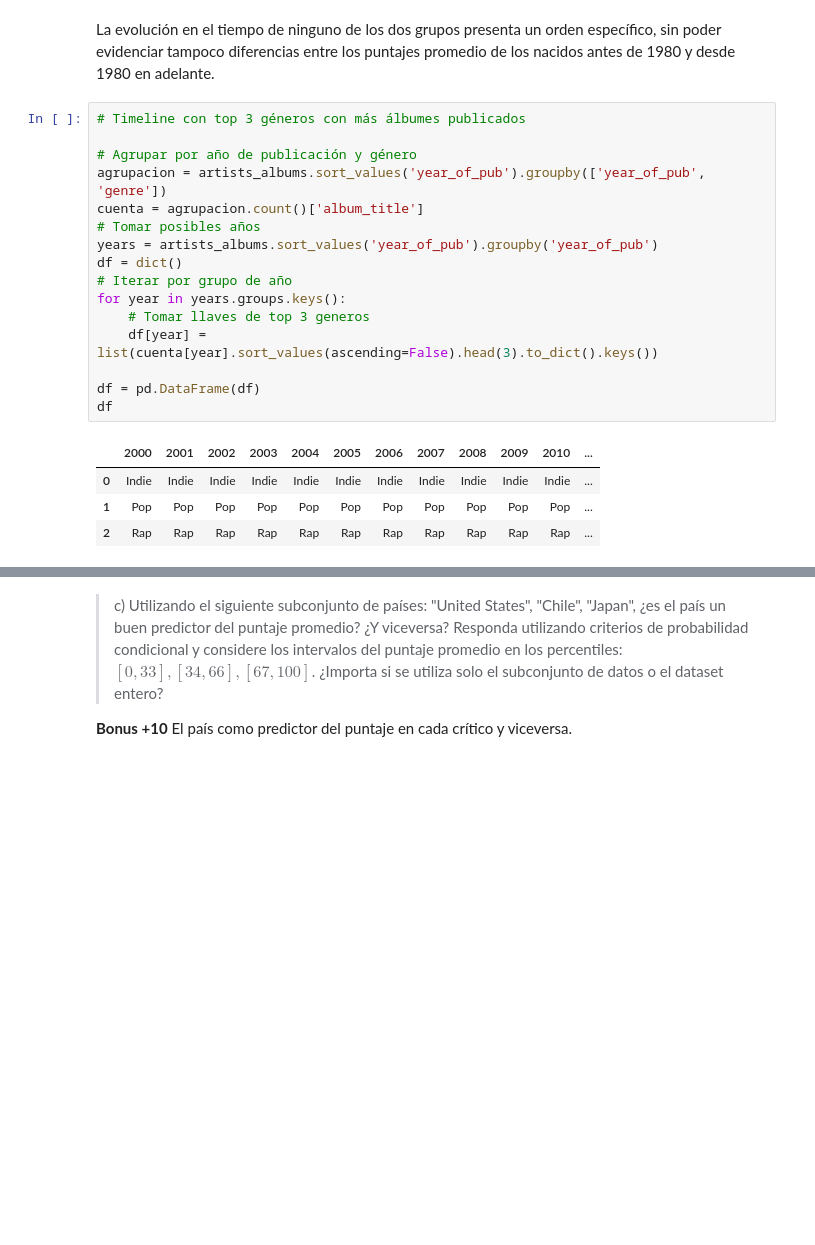
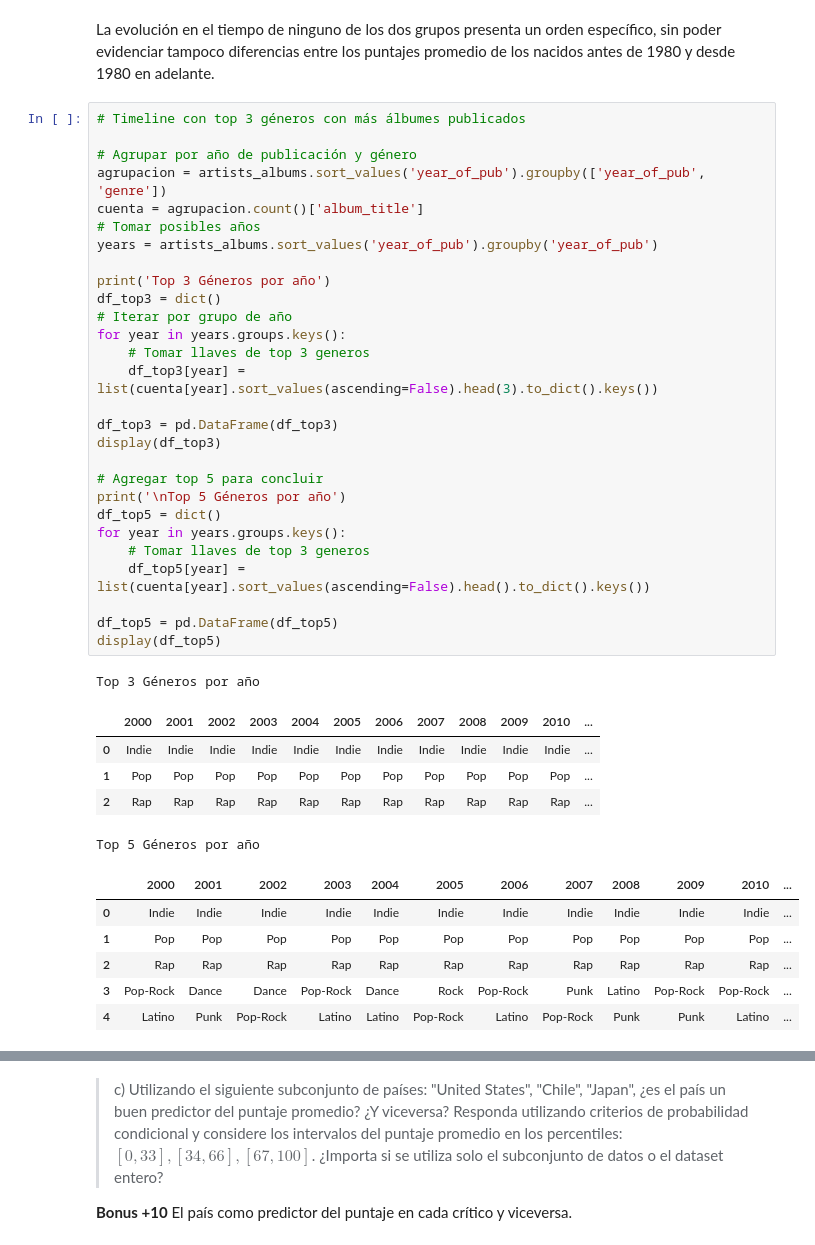
Before and after one commit to jpjorquera/Lab2-Estaca, a Jupyter notebook: Laboratorio 2.ipynb, the cells around one changed output, grey strips where cells are left out. Cells and saved outputs as stored; diff of their text form; blank space fills up the shorter version.

```diff
--- a/Laboratorio 2.ipynb
+++ b/Laboratorio 2.ipynb
@@ -564,21 +564,41 @@ La evolución en el tiempo de ninguno de los dos grupos presenta un orden espec
 # %%
 # Timeline con top 3 géneros con más álbumes publicados
 
 # Agrupar por año de publicación y género
 agrupacion = artists_albums.sort_values('year_of_pub').groupby(['year_of_pub', 'genre'])
 cuenta = agrupacion.count()['album_title']
 # Tomar posibles años
 years = artists_albums.sort_values('year_of_pub').groupby('year_of_pub')
-df = dict()
+
+print('Top 3 Géneros por año')
+df_top3 = dict()
 # Iterar por grupo de año
 for year in years.groups.keys():
     # Tomar llaves de top 3 generos
-    df[year] = list(cuenta[year].sort_values(ascending=False).head(3).to_dict().keys())
+    df_top3[year] = list(cuenta[year].sort_values(ascending=False).head(3).to_dict().keys())
 
-df = pd.DataFrame(df)
-df
+df_top3 = pd.DataFrame(df_top3)
+display(df_top3)
+
+# Agregar top 5 para concluir
+print('\nTop 5 Géneros por año')
+df_top5 = dict()
+for year in years.groups.keys():
+    # Tomar llaves de top 3 generos
+    df_top5[year] = list(cuenta[year].sort_values(ascending=False).head().to_dict().keys())
+
+df_top5 = pd.DataFrame(df_top5)
+display(df_top5)
 # %% [output]
+Top 3 Géneros por año
 |  | 2000 | 2001 | 2002 | 2003 | 2004 | 2005 | 2006 | 2007 | 2008 | 2009 | 2010 | ... |
 | 0 | Indie | Indie | Indie | Indie | Indie | Indie | Indie | Indie | Indie | Indie | Indie | ... |
 | 1 | Pop | Pop | Pop | Pop | Pop | Pop | Pop | Pop | Pop | Pop | Pop | ... |
 | 2 | Rap | Rap | Rap | Rap | Rap | Rap | Rap | Rap | Rap | Rap | Rap | ... |
+Top 5 Géneros por año
+|  | 2000 | 2001 | 2002 | 2003 | 2004 | 2005 | 2006 | 2007 | 2008 | 2009 | 2010 | ... |
+| 0 | Indie | Indie | Indie | Indie | Indie | Indie | Indie | Indie | Indie | Indie | Indie | ... |
+| 1 | Pop | Pop | Pop | Pop | Pop | Pop | Pop | Pop | Pop | Pop | Pop | ... |
+| 2 | Rap | Rap | Rap | Rap | Rap | Rap | Rap | Rap | Rap | Rap | Rap | ... |
+| 3 | Pop-Rock | Dance | Dance | Pop-Rock | Dance | Rock | Pop-Rock | Punk | Latino | Pop-Rock | Pop-Rock | ... |
+| 4 | Latino | Punk | Pop-Rock | Latino | Latino | Pop-Rock | Latino | Pop-Rock | Punk | Punk | Latino | ... |
```
Also changed, not shown: parts of 2 cells of this notebook.
